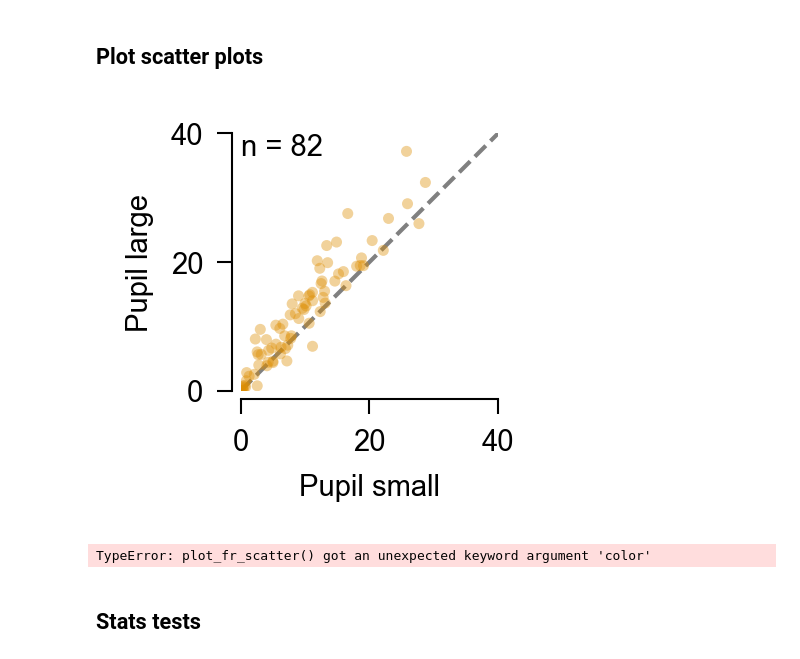
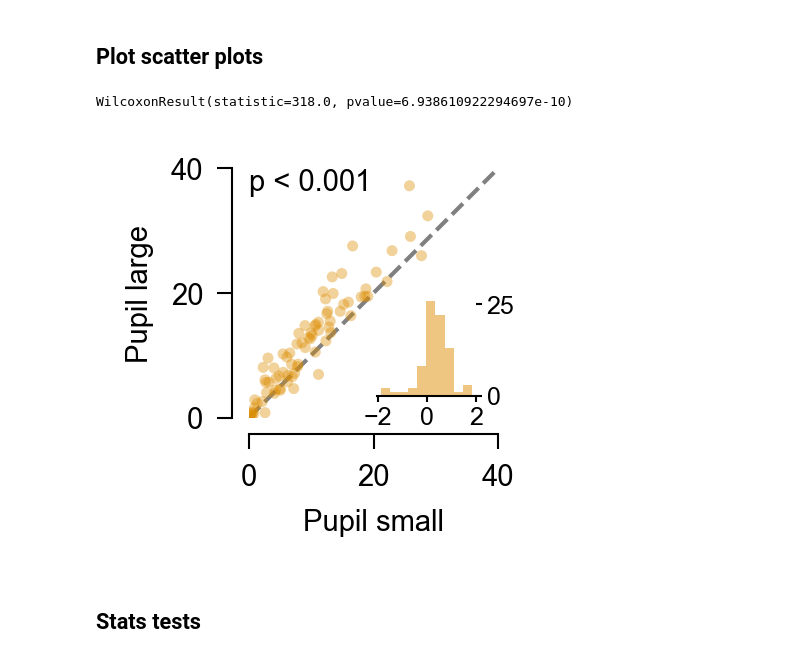
Before and after one commit to yannikbauer/hollymov_code, a Jupyter notebook: hmov_code/fig_01/plot_eye_fr_scatter.ipynb, the cells around one changed output. Drawn from its saved outputs; the diff is of its cells as text; code cells hidden in the pictures.

Commit message:
update Fig1 scatter plots with histogram of log2 fold change

```diff
--- a/hmov_code/fig_01/plot_eye_fr_scatter.ipynb
+++ b/hmov_code/fig_01/plot_eye_fr_scatter.ipynb
@@ -104,18 +104,15 @@ col_dict = get_color_dict(color_names=['blue','orange', 'green', 'red', 'purple'
                                        'brown', 'pink', 'gray', 'yellow', 'lightblue'])
 col = col_dict['orange']  # eye color
 # %%
-fig, ax = plot_fr_scatter(frs_small, frs_large, labels=['Pupil small', 'Pupil large'], title=False,
-                        logscale=False, axlims=[0, 40], axticks=[0.1,1,10,100], adjust_sp=True,
-                        facecolor=col, edgecolor='none', alpha=0.4, size=7, figsize=(3.5,3.5), dpi=300)
+fig, ax = plot_fr_scatter(frs_small, frs_large, labels=['Pupil small', 'Pupil large'],
+                          title=False, inset_hist=True,logscale=False,
+                          axlims=[0, 40], axticks=[0.1,1,10,100], adjust_sp=True,
+                          facecolor=col, edgecolor='none', alpha=0.4, size=7,
+                          figsize=(3.5,3.5), dpi=300)
 plt.savefig('eye_fr_scatter.pdf')
 # %% [output]
+WilcoxonResult(statistic=318.0, pvalue=6.938610922294697e-10)
-[figure, old version]
+[figure, new version]
-# %%
-fig, ax = plot_fr_scatter(frs_small, frs_large, labels=['Pupil small', 'Pupil large'], color=col,
-                        logscale=True, axlims=[0.1, 100], axticks=[0.1,1,10,100], adjust_sp=True, dpi=300,  size=15)
-# plt.savefig('pupil_fr_scatter.pdf')
-# %% [output]
-TypeError: plot_fr_scatter() got an unexpected keyword argument 'color'
 # %% [markdown]
 ## Stats tests
 # %%
```
Also changed, not shown: parts of 1 cell of this notebook, 5 other files.
